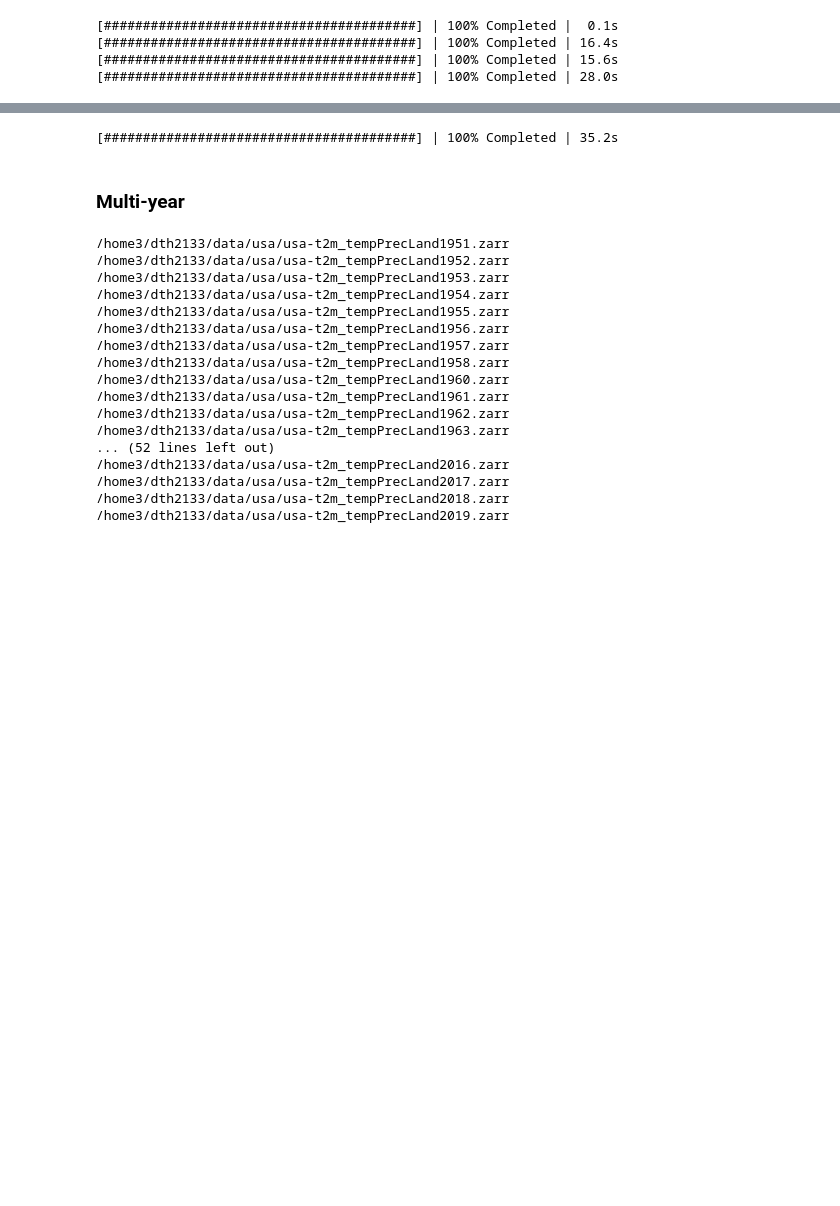
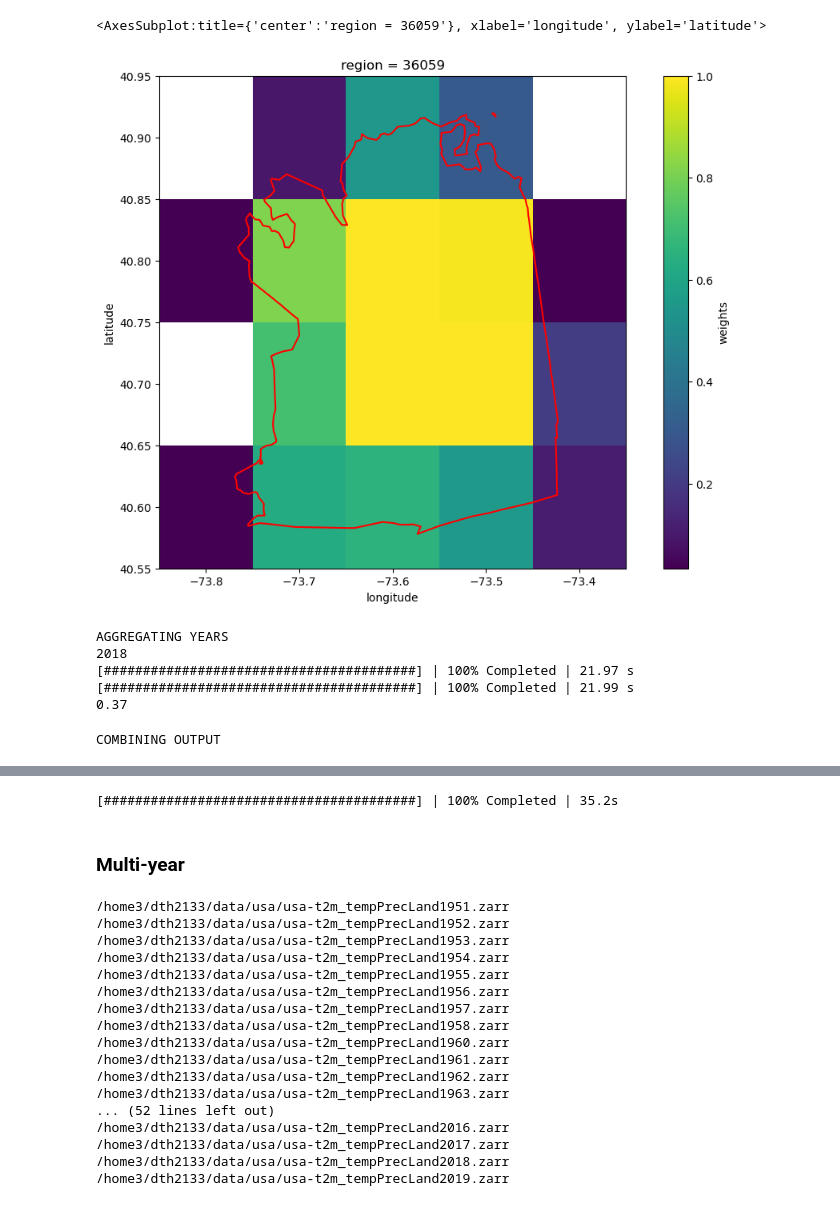
Before and after one commit to dylanhogan/aggfly, a Jupyter notebook: notebooks/run_t2m_era5_multi.ipynb, the cells around one changed output, grey strips where cells are left out. Saved outputs shown, nothing was run; the diff lists cells and outputs as text; code cells hidden in the pictures; blank space fills up the shorter version.

```diff
--- a/notebooks/run_t2m_era5_multi.ipynb
+++ b/notebooks/run_t2m_era5_multi.ipynb
@@ -59,11 +68,21 @@ annual = TemporalAggregator(
 # %%
 # Calculate the grid weights
-# w.rename('weights').to_dataset().to_netcdf('testweights.nc')
-# w = xr.open_dataset('testweights.nc')['weights']
-w = weights.weights()
-# w = w.chunk((-1))
+
+# Loading from disk to save a couple minutes
+# w.rename('weights').to_dataset().to_netcdf('CILads_testweights.nc')
+w = xr.open_dataset('CILads_testweights.nc')['weights']
+
+# Usually do this!
+# w = weights.weights()
+w = w.chunk((-1))
-# %% [output]
-[########################################] | 100% Completed |  0.1s
-[########################################] | 100% Completed | 16.4s
-[########################################] | 100% Completed | 15.6s
-[########################################] | 100% Completed | 28.0s
+# %%
+import matplotlib.pyplot as plt
+
+fig, ax = plt.subplots(figsize=(12, 8))
+(nassau
+     .rename({'lat':'latitude', 'lon':'longitude'})
+     .where(nassau>0, drop = True).plot(ax = ax) )
+georegions.plot_region('36059', ax=ax, color='red')
+# %% [output]
+<AxesSubplot:title={'center':'region = 36059'}, xlabel='longitude', ylabel='latitude'>
+[figure, added]
@@ -69,0 +112,45 @@ w = weights.weights()
+# %%
+print('AGGREGATING YEARS')
+output_list = list()
+time_list = list()
+for year in years:
+    print(year)
+
+    # Start timing
+    start = time.time()
+    time_list.append(year)
+
+    # Aggregate this year, region & append to list
+    output_list.append(dask.compute(run_era5l_agg(year, georegions))[0])
+
+    # Report timing
+    stop = time.time()
+    duration = stop-start
+    print(round(duration/60,2))
+# %% [output]
+AGGREGATING YEARS
+2018
+[########################################] | 100% Completed | 21.97 s
+[########################################] | 100% Completed | 21.99 s
+0.37
+# %%
+print('COMBINING OUTPUT')
+# Put everything together in one dataset
+d_list = list()
+for t in range(len(temps)):
+    y_list = list()
+    for y in range(len(years)):
+        # print(y)
+        y_list.append(xr.DataArray(
+            data = output_list[y][t],
+            dims = ['region', 'year', 'month'],
+            coords = dict(
+                regioni=('region', georegions.regions),
+                year = ('year', [years[y]]),
+                month = ('month', np.arange(1,13))
+            ),
+            name = f'time{temps[t]}'
+        ))
+    d_list.append(xr.concat(y_list, dim='year'))
+# %% [output]
+COMBINING OUTPUT
```
Also changed, not shown: parts of 6 cells of this notebook, 2 other files.
